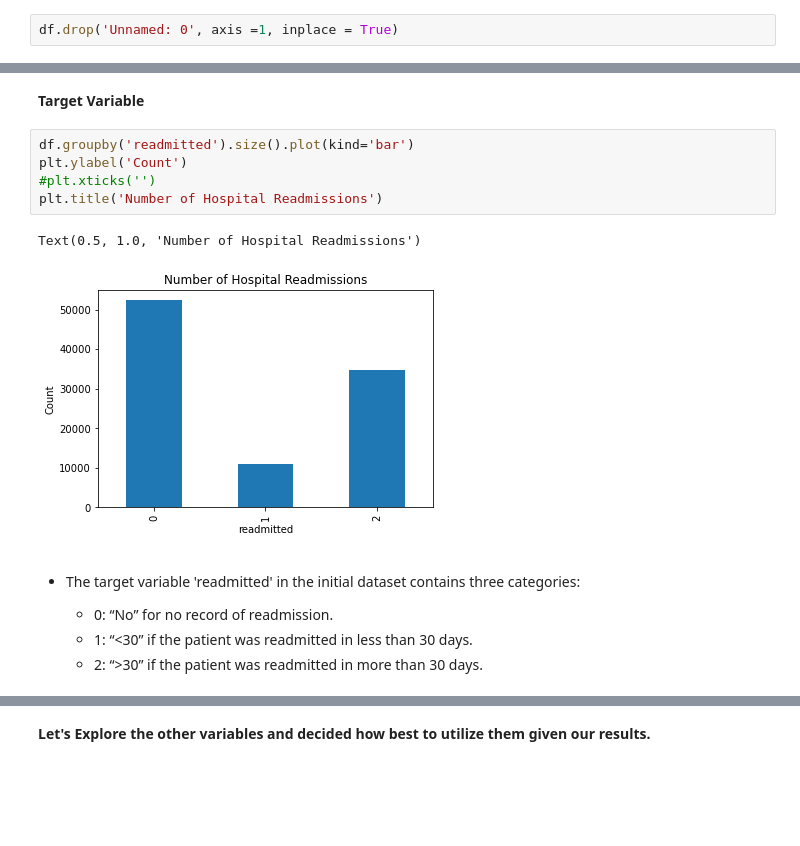
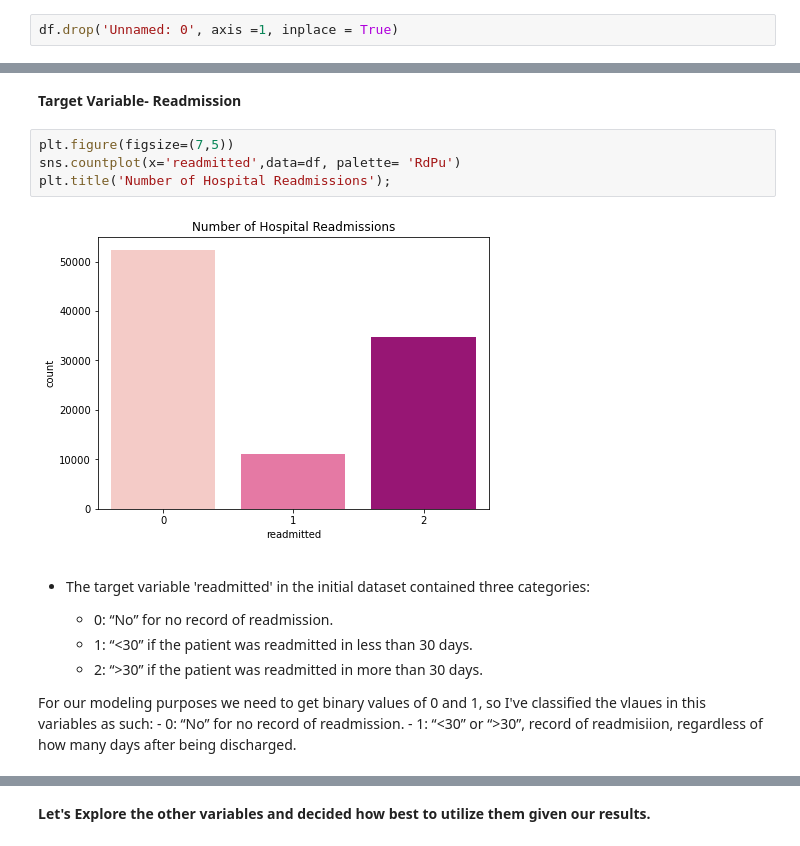
Before and after one commit to akamara05/diabetic_readmissions_project, a Jupyter notebook: part-03/Part 2 - EDA .ipynb, the cells around one changed output, grey strips where cells are left out. Saved outputs shown, nothing was run; the diff lists cells and outputs as text; blank space fills up the shorter version.

```diff
--- a/part-03/Part 2 - EDA .ipynb
+++ b/part-03/Part 2 - EDA .ipynb
@@ -80,17 +63,19 @@ Index(['encounter_id', 'patient_nbr', 'race', 'gender', 'age',
 # %% [markdown]
-__Target Variable__
+__Target Variable- Readmission__
 # %%
-df.groupby('readmitted').size().plot(kind='bar')
-plt.ylabel('Count')
-#plt.xticks('')
-plt.title('Number of Hospital Readmissions')
+plt.figure(figsize=(7,5))
+sns.countplot(x='readmitted',data=df, palette= 'RdPu')
+plt.title('Number of Hospital Readmissions');
 # %% [output]
-Text(0.5, 1.0, 'Number of Hospital Readmissions')
-[figure, old version]
+[figure, new version]
 # %% [markdown]
-* The target variable 'readmitted' in the initial dataset contains three categories:
+* The target variable 'readmitted' in the initial dataset contained three categories:
 
 
     - 0: “No” for no record of readmission.
     - 1: “<30” if the patient was readmitted in less than 30 days.
     - 2: “>30” if the patient was readmitted in more than 30 days.
+
+ For our modeling purposes we need to get binary values of 0 and 1, so I've classified the vlaues in this variables as such:
+    - 0: “No” for no record of readmission.
+    - 1: “<30” or  “>30”, record of readmisiion, regardless of how many days after being discharged.
```
Also changed, not shown: parts of 72 cells of this notebook, 4 other files.
